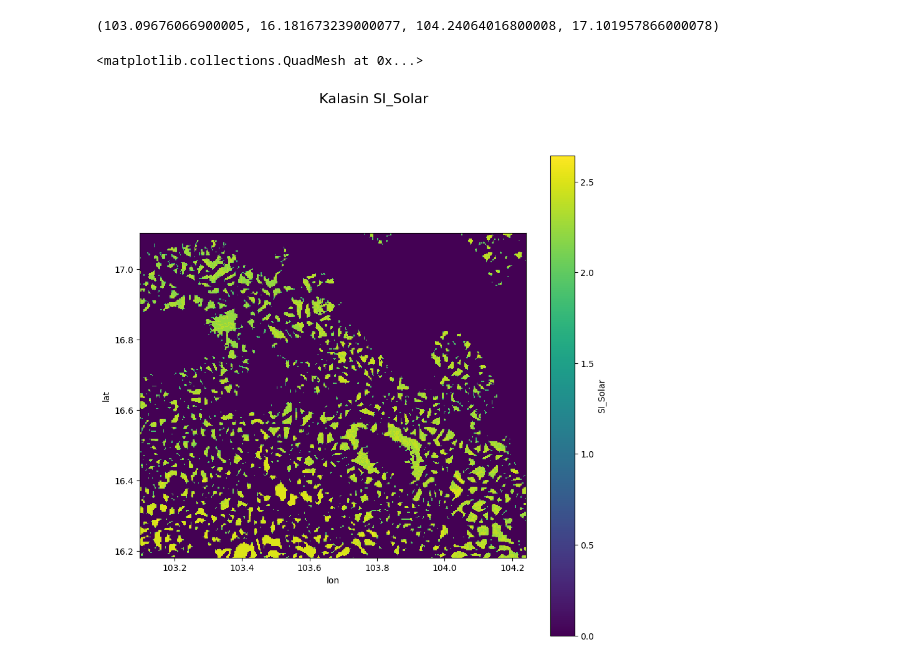
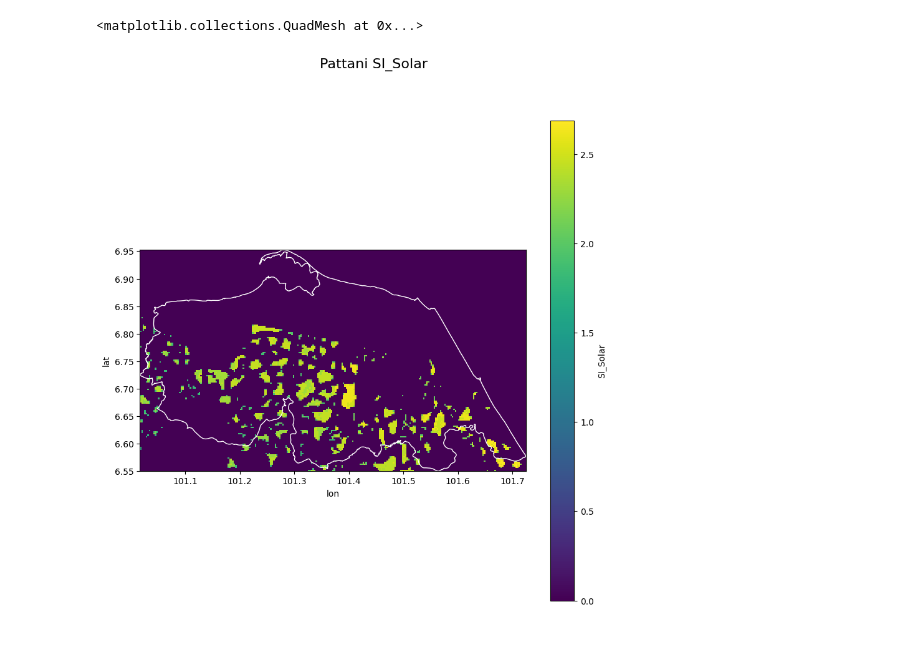
Before and after one commit to NarasetS/REPowerPlant_Siting, a Jupyter notebook: Checking_SI_map.ipynb, the cells around one changed output. Saved outputs shown, nothing was run; the diff lists cells and outputs as text; code cells hidden in the pictures.

```diff
--- a/Checking_SI_map.ipynb
+++ b/Checking_SI_map.ipynb
@@ -28,19 +28,16 @@ xr_landuse_suitability_index[type].plot(ax = ax,zorder = 1)
 # %%
-province = "Kalasin"
-thailandmap = thailandmap.loc[thailandmap['ADM1_EN'] == province]
-print(thailandmap.unary_union.bounds)
-min_lon = thailandmap.unary_union.bounds[0]
-max_lon = thailandmap.unary_union.bounds[2]
-max_lat = thailandmap.unary_union.bounds[1]
-min_lat = thailandmap.unary_union.bounds[3]
+province = "Pattani"
+province_th = thailandmap.loc[thailandmap['ADM1_EN'] == province]
+min_lon = province_th.unary_union.bounds[0]
+max_lon = province_th.unary_union.bounds[2]
+max_lat = province_th.unary_union.bounds[1]
+min_lat = province_th.unary_union.bounds[3]
-# %% [output]
-(103.09676066900005, 16.181673239000077, 104.24064016800008, 17.101957866000078)
 # %%
-xr_landuse_suitability_index = xr_landuse_suitability_index.sel(lat=slice(max_lat,min_lat), lon=slice(min_lon,max_lon))
+xr_landuse_suitability_index_area = xr_landuse_suitability_index.sel(lat=slice(max_lat,min_lat), lon=slice(min_lon,max_lon))
 fig, ax = plt.subplots(figsize=(10,10))
 fig.suptitle(province +' '+ str(type), fontsize=16)
-thailandmap.plot(ax = ax, color='none', edgecolor = 'black', zorder = 0,alpha = 0.1)
-xr_landuse_suitability_index[type].plot(ax = ax,zorder = 1)
+province_th.plot(ax = ax, color='none', edgecolor = 'white', zorder = 1)
+xr_landuse_suitability_index_area[type].plot(ax = ax,zorder = 0)
 # %% [output]
 <matplotlib.collections.QuadMesh at 0x...>
-[figure, old version]
+[figure, new version]
```
Also changed, not shown: parts of 1 cell of this notebook, 9 other files.
